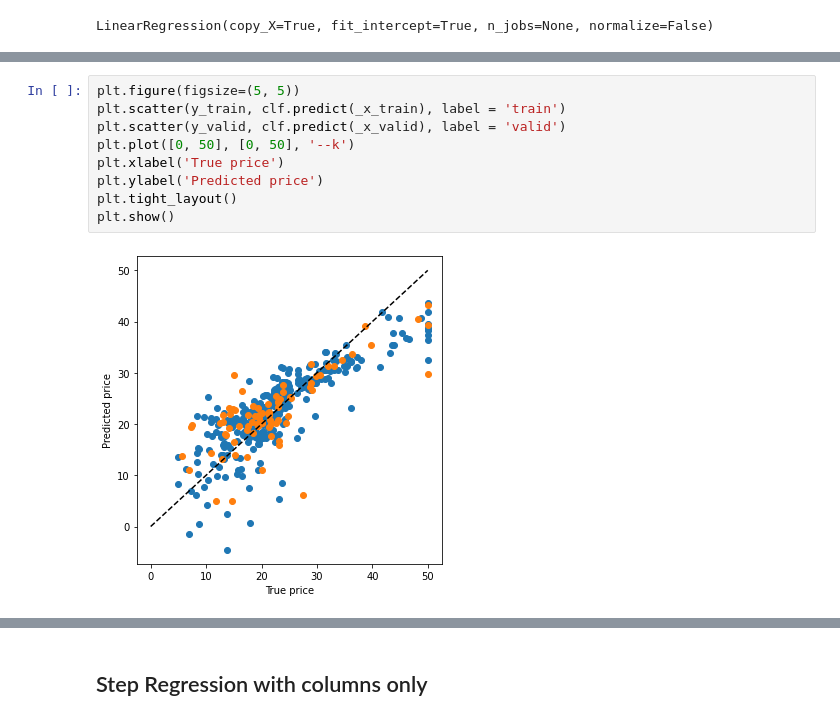
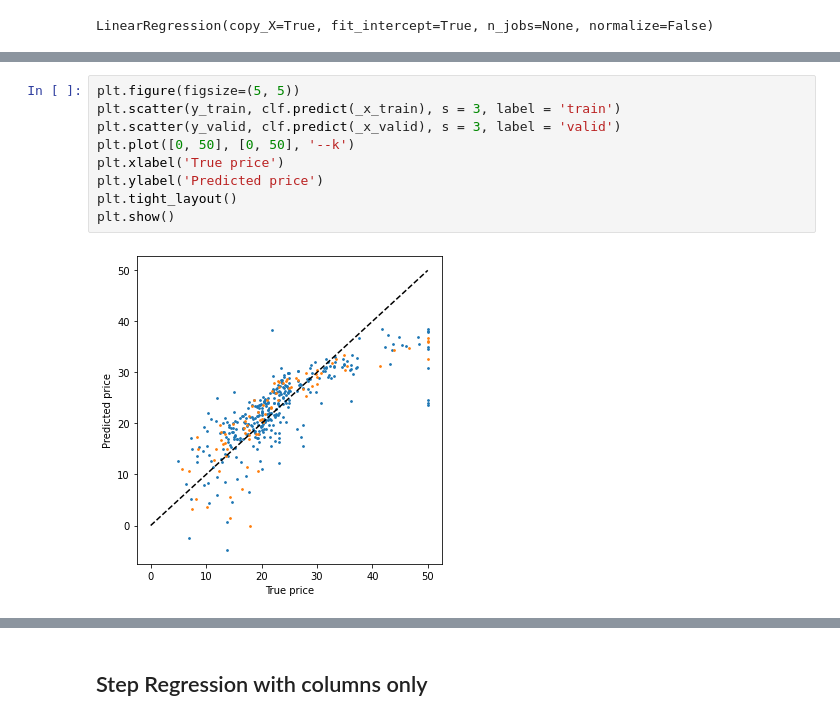
Before and after one commit to valdasraps/ml-examples, a Jupyter notebook: notebooks/RegressionBoston.ipynb, the cells around one changed output, grey strips where cells are left out. Drawn from its saved outputs; the diff is of its cells as text.

```diff
--- a/notebooks/RegressionBoston.ipynb
+++ b/notebooks/RegressionBoston.ipynb
@@ -171,14 +171,14 @@ print(clf.intercept_, clf.coef_)
 # %%
 plt.figure(figsize=(5, 5))
-plt.scatter(y_train, clf.predict(_x_train), label = 'train')
-plt.scatter(y_valid, clf.predict(_x_valid), label = 'valid')
+plt.scatter(y_train, clf.predict(_x_train), s = 3, label = 'train')
+plt.scatter(y_valid, clf.predict(_x_valid), s = 3, label = 'valid')
 plt.plot([0, 50], [0, 50], '--k')
 plt.xlabel('True price')
 plt.ylabel('Predicted price')
 plt.tight_layout()
 plt.show()
 # %% [output]
-[figure, old version]
+[figure, new version]
 # %%
 print(f'MAE = {mean_absolute_error(clf.predict(_x_train), y_train):3.2f}, {mean_absolute_error(clf.predict(_x_valid), y_valid):.2f}')
 print(f'MSE = {mean_squared_error(clf.predict(_x_train), y_train):.2f}, {mean_squared_error(clf.predict(_x_valid), y_valid):.2f}')
```
Also changed, not shown: parts of 35 cells of this notebook, 1 other file.
